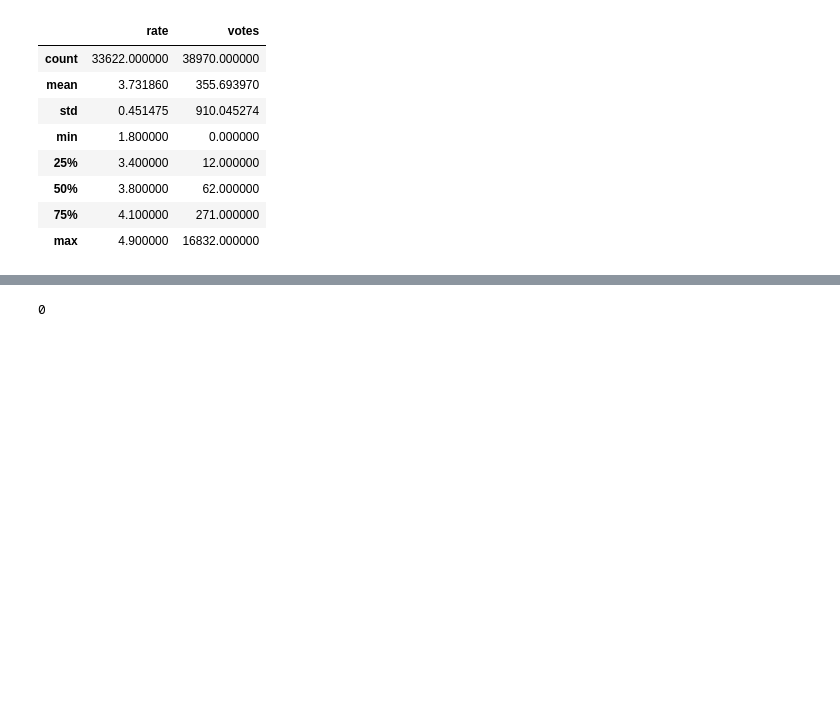
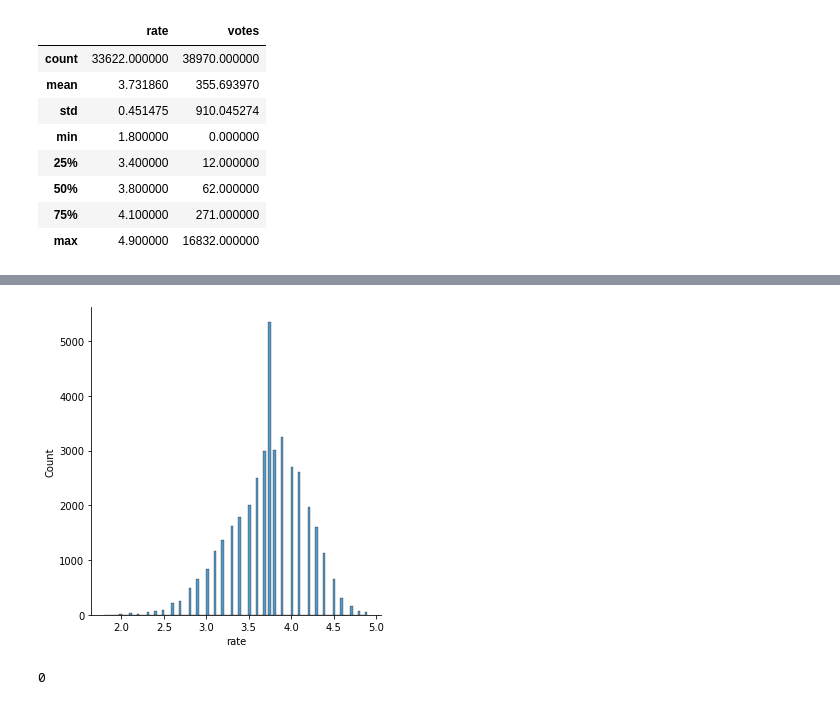
Before and after one commit to samrat-mitra-48/zomato-analysis, a Jupyter notebook: zomato.ipynb, the cells around one changed output, grey strips where cells are left out. Cells and saved outputs as stored; diff of their text form; code cells hidden in the pictures; blank space fills up the shorter version.

```diff
--- a/zomato.ipynb
+++ b/zomato.ipynb
@@ -337,3 +357,8 @@ NameError: name 'updated_df' is not defined
+# %%
+sns.displot(x=updated_df.rate)
+plt.show()
+# %% [output]
+[figure, added]
 # %%
 updated_df['rate'].isnull().sum()
 # %% [output]
```
Also changed, not shown: parts of 29 cells of this notebook.
